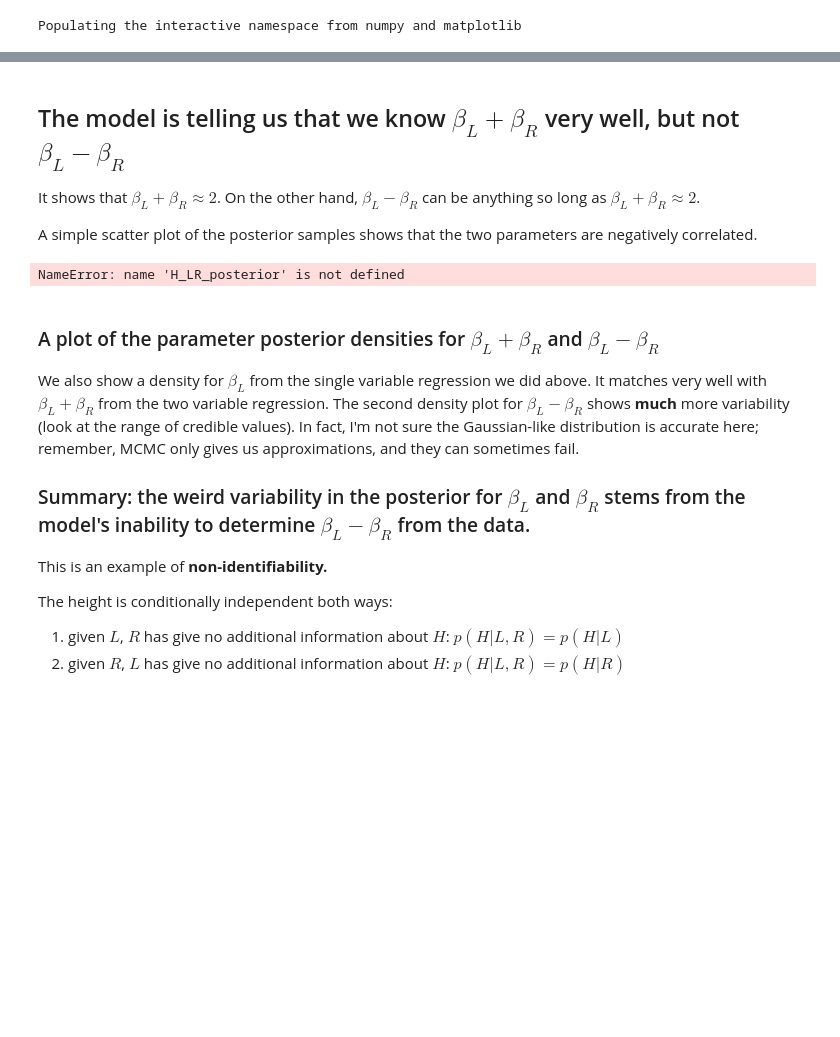
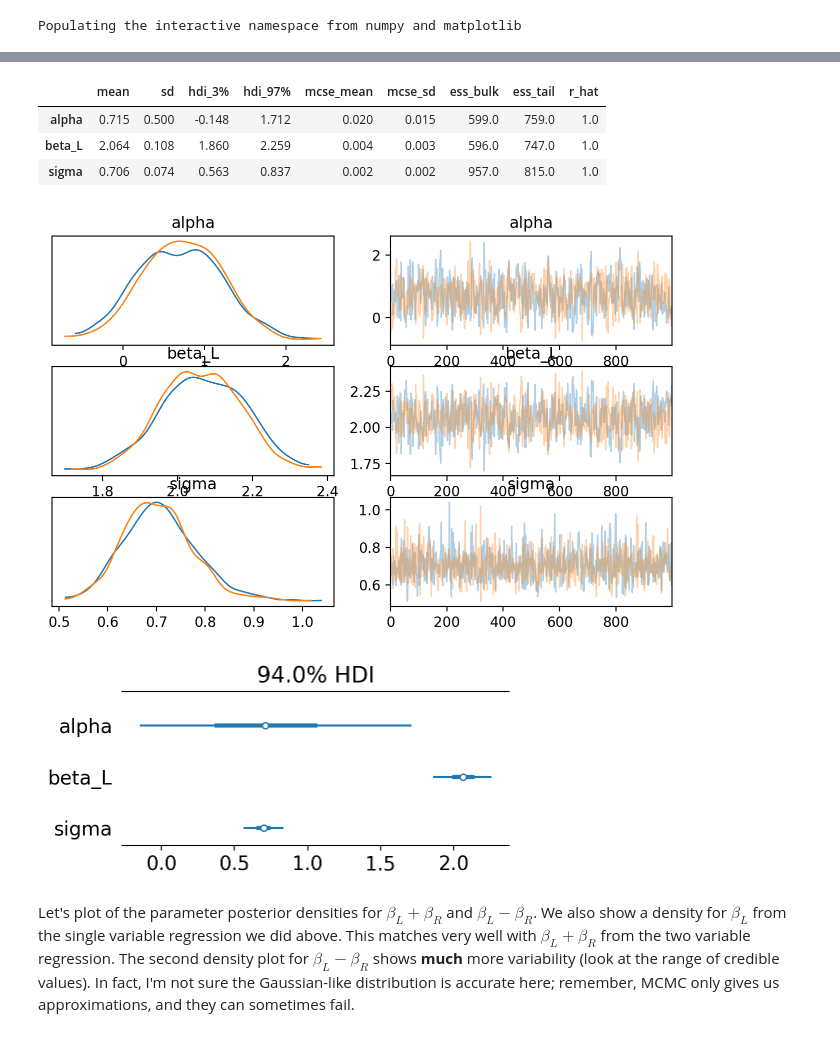
Before and after one commit to ccontrer/MATH509-Winter2025-JupyterNotebooks, a Jupyter notebook: Week 5.ipynb, the cells around one changed output, grey strips where cells are left out. Drawn from its saved outputs; the diff is of its cells as text; code cells hidden in the pictures; blank space fills up the shorter version.

```diff
--- a/Week 5.ipynb
+++ b/Week 5.ipynb
@@ -93,8 +167,6 @@ with pm.Model() as model_H_L:
     mu = pm.Deterministic('mu', _mu) ## we use this so that we can sample the posterior predictive later
     H = pm.Normal('height', mu=mu, sigma=sigma, observed=height)
     ## MCMC
-    _H_L_posterior = pm.sample(1000, tune=1000, cores=4)
-    print(pm.summary(_H_L_posterior, var_names=['beta_L', 'alpha', 'sigma']))
+    _H_L_posterior = pm.sample(1000, tune=1000, chains=2, cores=2)
 H_L_posterior = _H_L_posterior.posterior.to_dataframe()
-az.plot_forest(_H_L_posterior, var_names=["~mu"], combined=True, figsize=[5, 2]);
 # %% [output]
@@ -112,25 +175,19 @@ sigma     1.0
-# %% [markdown]
-## The model is telling us that we know $\beta_L + \beta_R$ very well, but not $\beta_L - \beta_R$
-It shows that $\beta_L + \beta_R \approx 2$. On the other hand, $\beta_L - \beta_R$ can be anything so long as $\beta_L + \beta_R \approx 2$.
-
-A simple scatter plot of the posterior samples shows that the two parameters are negatively correlated.
-# %%
-plot(H_LR_posterior['beta_R'], H_LR_posterior['beta_L'], '.')
-xlabel(r'$\beta_R$', fontsize=24)
-ylabel(r'$\beta_L$', fontsize=24);
-# %% [output]
-NameError: name 'H_LR_posterior' is not defined
+# %%
+varnames = ['alpha', 'beta_L', 'sigma']
+display(pm.summary(_H_L_posterior, var_names=varnames))
+az.plot_trace(_H_L_posterior, varnames, compact=False, figsize=(8, 1.6*len(varnames)))
+az.plot_forest(_H_L_posterior, var_names=["~mu"], combined=True, figsize=[5, 2]);
+# %% [output]
+|  | mean | sd | hdi_3% | hdi_97% | mcse_mean | mcse_sd | ess_bulk | ess_tail | r_hat |
+| alpha | 0.715 | 0.500 | -0.148 | 1.712 | 0.020 | 0.015 | 599.0 | 759.0 | 1.0 |
+| beta_L | 2.064 | 0.108 | 1.860 | 2.259 | 0.004 | 0.003 | 596.0 | 747.0 | 1.0 |
+| sigma | 0.706 | 0.074 | 0.563 | 0.837 | 0.002 | 0.002 | 957.0 | 815.0 | 1.0 |
+[figure, added]
+[figure, added]
 # %% [markdown]
-### A plot of the parameter posterior densities for $\beta_L + \beta_R$ and $\beta_L - \beta_R$
-We also show a density for $\beta_L$ from the single variable regression we did above. It matches very well with $\beta_L + \beta_R$ from the two variable regression.
+Let's plot of the parameter posterior densities for $\beta_L + \beta_R$ and $\beta_L - \beta_R$.
+We also show a density for $\beta_L$ from the single variable regression we did above. This matches very well with $\beta_L + \beta_R$ from the two variable regression.
 The second density plot for $\beta_L - \beta_R$ shows **much** more variability (look at the range of credible values). In fact, I'm not sure the Gaussian-like distribution is accurate here; remember, MCMC only gives us approximations, and they can sometimes fail.
-
-### Summary: the weird variability in the posterior for $\beta_L$ and $\beta_R$ stems from the model's inability to determine $\beta_L - \beta_R$ from the data.
-This is an example of **non-identifiability.**
-
-The height is conditionally independent both ways:
-  1. given $L$, $R$ has give no additional information about $H$: $p(H | L, R) = p(H | L)$
-  2. given $R$, $L$ has give no additional information about $H$: $p(H | L, R) = p(H | R)$
 # %%
 fig = figure(1, [12, 4])
 
```
Also changed, not shown: parts of 74 cells of this notebook.
